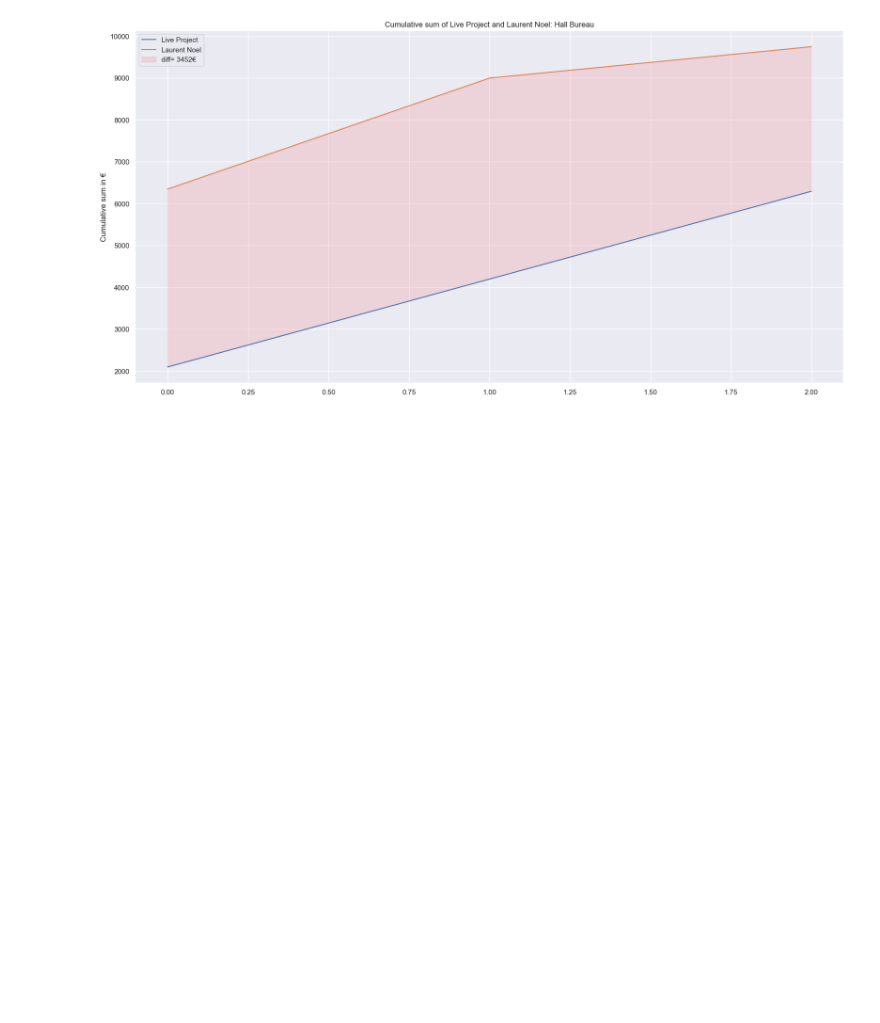
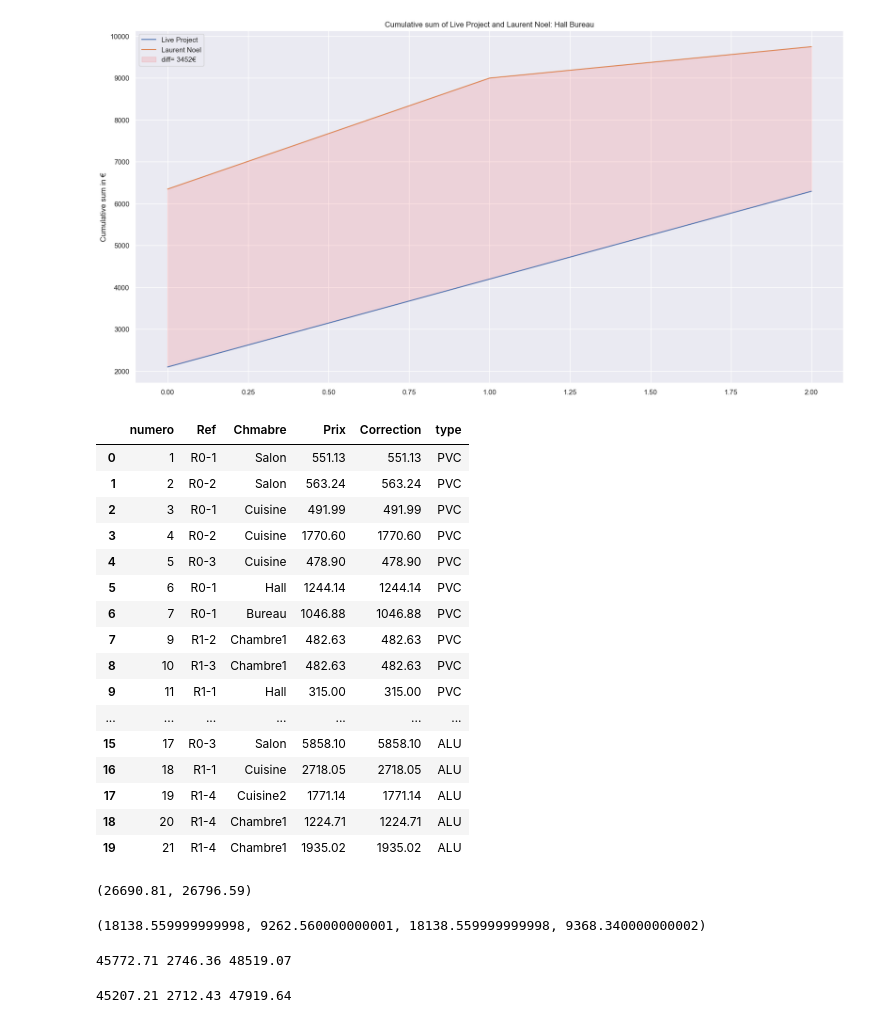
Before and after one commit to jhubar/maison, a Jupyter notebook: main.ipynb, the cells around one changed output. Saved outputs shown, nothing was run; the diff lists cells and outputs as text; code cells hidden in the pictures; blank space fills up the shorter version.

```diff
--- a/main.ipynb
+++ b/main.ipynb
@@ -56,3 +56,34 @@ second_plot()
 third_plot()
 # %% [output]
 [figure]
+# %%
+chassis = pd.read_csv('chassis.csv')
+chassis
+# %% [output]
+|  | numero | Ref | Chmabre | Prix | Correction | type |
+| 0 | 1 | R0-1 | Salon | 551.13 | 551.13 | PVC |
+| 1 | 2 | R0-2 | Salon | 563.24 | 563.24 | PVC |
+| 2 | 3 | R0-1 | Cuisine | 491.99 | 491.99 | PVC |
+| 3 | 4 | R0-2 | Cuisine | 1770.60 | 1770.60 | PVC |
+| 4 | 5 | R0-3 | Cuisine | 478.90 | 478.90 | PVC |
+| 5 | 6 | R0-1 | Hall | 1244.14 | 1244.14 | PVC |
+| 6 | 7 | R0-1 | Bureau | 1046.88 | 1046.88 | PVC |
+| 7 | 9 | R1-2 | Chambre1 | 482.63 | 482.63 | PVC |
+| 8 | 10 | R1-3 | Chambre1 | 482.63 | 482.63 | PVC |
+| 9 | 11 | R1-1 | Hall | 315.00 | 315.00 | PVC |
+| ... | ... | ... | ... | ... | ... | ... |
+| 15 | 17 | R0-3 | Salon | 5858.10 | 5858.10 | ALU |
+| 16 | 18 | R1-1 | Cuisine | 2718.05 | 2718.05 | ALU |
+| 17 | 19 | R1-4 | Cuisine2 | 1771.14 | 1771.14 | ALU |
+| 18 | 20 | R1-4 | Chambre1 | 1224.71 | 1224.71 | ALU |
+| 19 | 21 | R1-4 | Chambre1 | 1935.02 | 1935.02 | ALU |
+# %%
+round(np.sum(chassis['Prix']),2),round(np.sum(chassis['Correction']),2)
+# %% [output]
+(26690.81, 26796.59)
+# %%
+alu = chassis[chassis['type']=='ALU']
+pvc = chassis[chassis['type']=='PVC']
+alu['Prix'].sum(),pvc['Prix'].sum(),alu['Correction'].sum(),pvc['Correction'].sum()
+# %% [output]
+(18138.559999999998, 9262.560000000001, 18138.559999999998, 9368.340000000002)
@@ -58,0 +94,14 @@ third_plot()
+# %%
+thtva = np.sum(articles_et_poses)+round(np.sum(chassis['Correction']),2)+np.sum(accesoire)
+tva = 0.06*thtva
+ttc = thtva+tva
+print(round(thtva,2),round(tva,2),round(ttc,2))
+# %% [output]
+45772.71 2746.36 48519.07
+# %%
+thtva = np.sum(articles_et_poses)+round(np.sum(chassis['Correction']),2)+np.sum(accesoire2)
+tva = 0.06*thtva
+ttc = thtva+tva
+print(round(thtva,2),round(tva,2),round(ttc,2))
+# %% [output]
+45207.21 2712.43 47919.64
```
Also changed, not shown: parts of 4 cells of this notebook, 3 other files.
